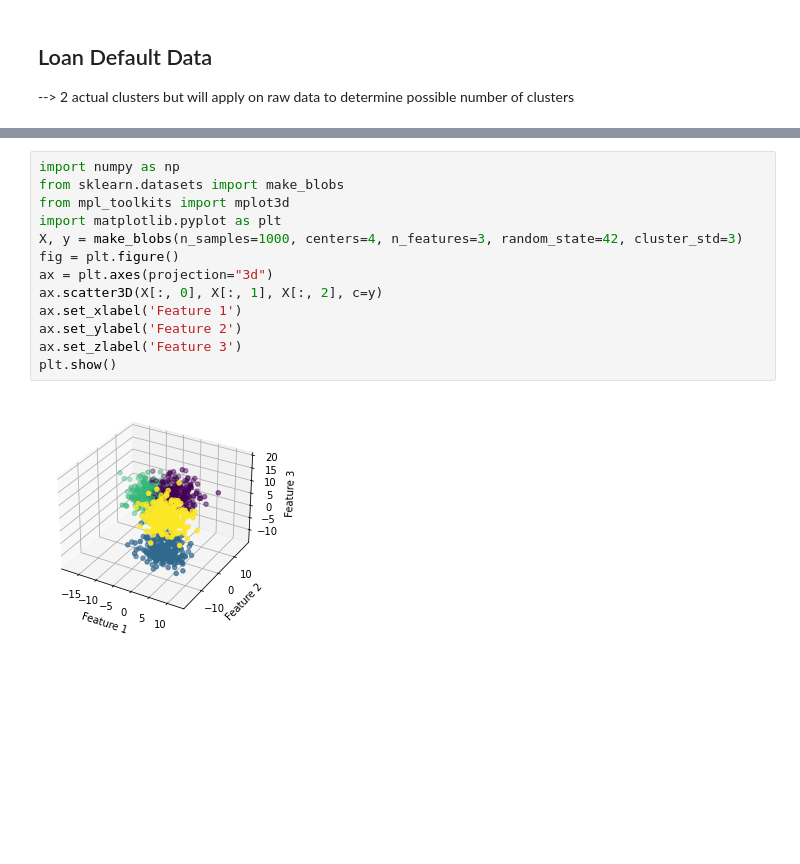
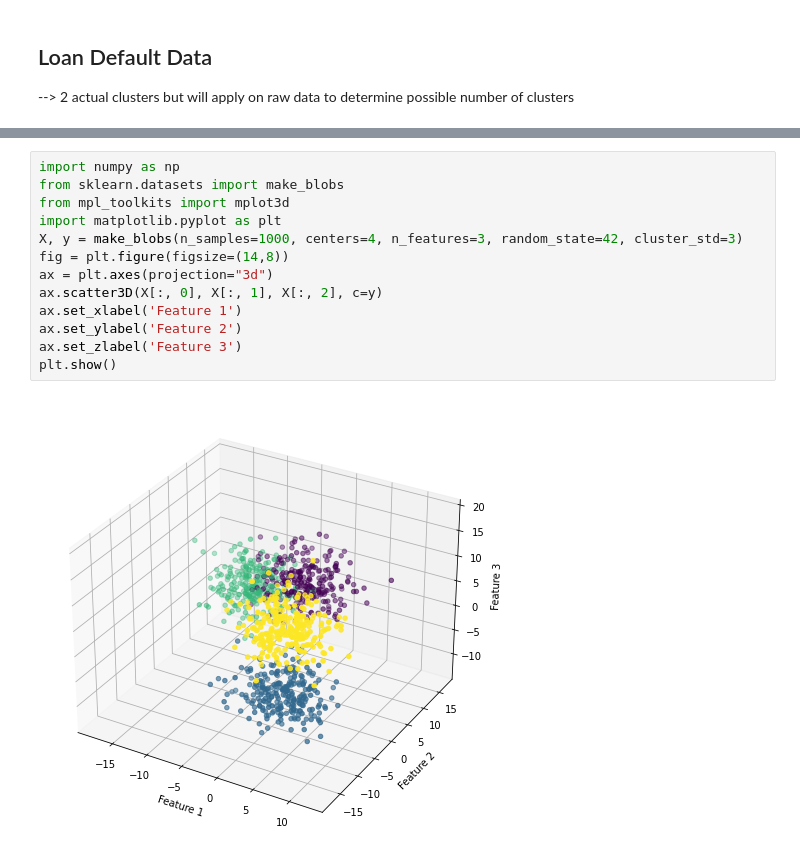
Before and after one commit to krutalp/MCFDS-Manifold-Learning, a Jupyter notebook: General_Visualizations.ipynb, the cells around one changed output, grey strips where cells are left out. Drawn from its saved outputs; the diff is of its cells as text; blank space fills up the shorter version.

```diff
--- a/General_Visualizations.ipynb
+++ b/General_Visualizations.ipynb
@@ -104,15 +246,15 @@ loan
 # %%
 import numpy as np
 from sklearn.datasets import make_blobs
 from mpl_toolkits import mplot3d
 import matplotlib.pyplot as plt
 X, y = make_blobs(n_samples=1000, centers=4, n_features=3, random_state=42, cluster_std=3)
-fig = plt.figure()
+fig = plt.figure(figsize=(14,8))
 ax = plt.axes(projection="3d")
 ax.scatter3D(X[:, 0], X[:, 1], X[:, 2], c=y)
 ax.set_xlabel('Feature 1')
 ax.set_ylabel('Feature 2')
 ax.set_zlabel('Feature 3')
 plt.show()
 # %% [output]
-[figure, old version]
+[figure, new version]
```
Also changed, not shown: parts of 18 cells of this notebook, 3 other files.
